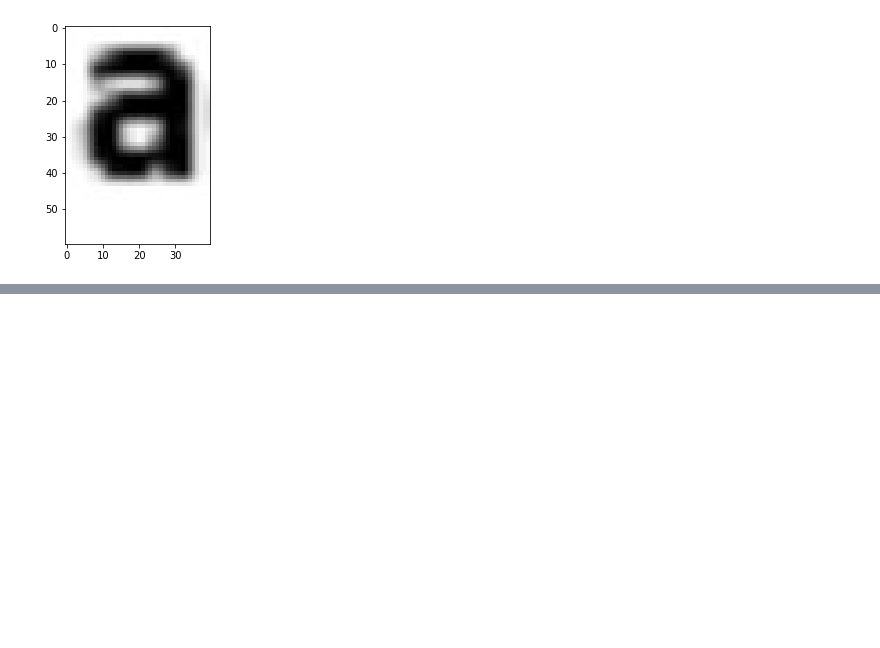
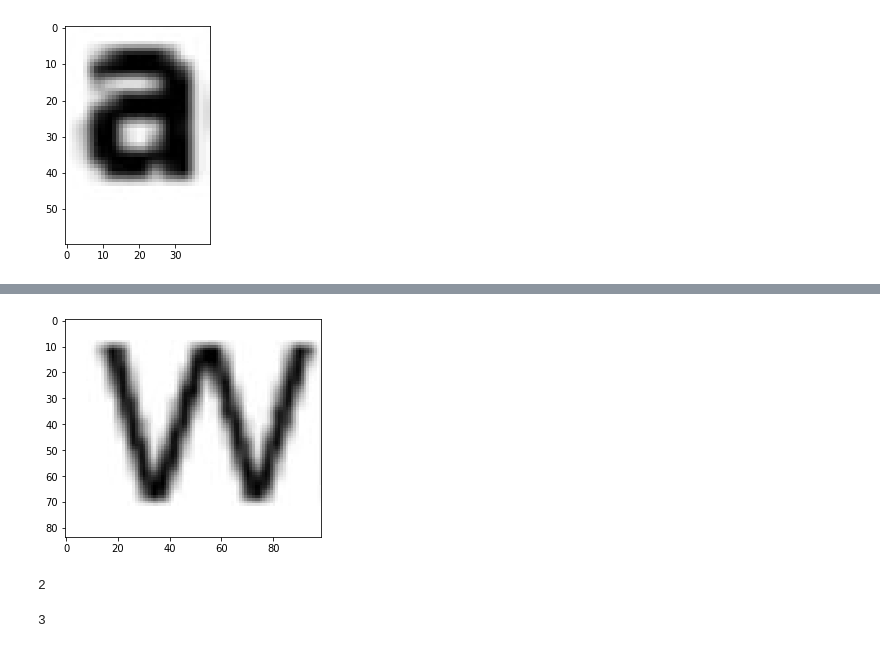
Before and after one commit to vimalkumarasamy/computer_vision, a Jupyter notebook: CV_Task2_OCR.ipynb, the cells around one changed output, grey strips where cells are left out. Drawn from its saved outputs; the diff is of its cells as text; code cells hidden in the pictures; blank space fills up the shorter version.

```diff
--- a/CV_Task2_OCR.ipynb
+++ b/CV_Task2_OCR.ipynb
@@ -87,0 +199,15 @@ math.atan(1)
+# %%
+img_path='w.jpg'
+img=read_image(img_path)
+plt.imshow(img, cmap="gray")
+plt.show()
+# %% [output]
+[figure, added]
+# %%
+abs(-2)
+# %% [output]
+2
+# %%
+7//2
+# %% [output]
+3
```
Also changed, not shown: parts of 8 cells of this notebook.
